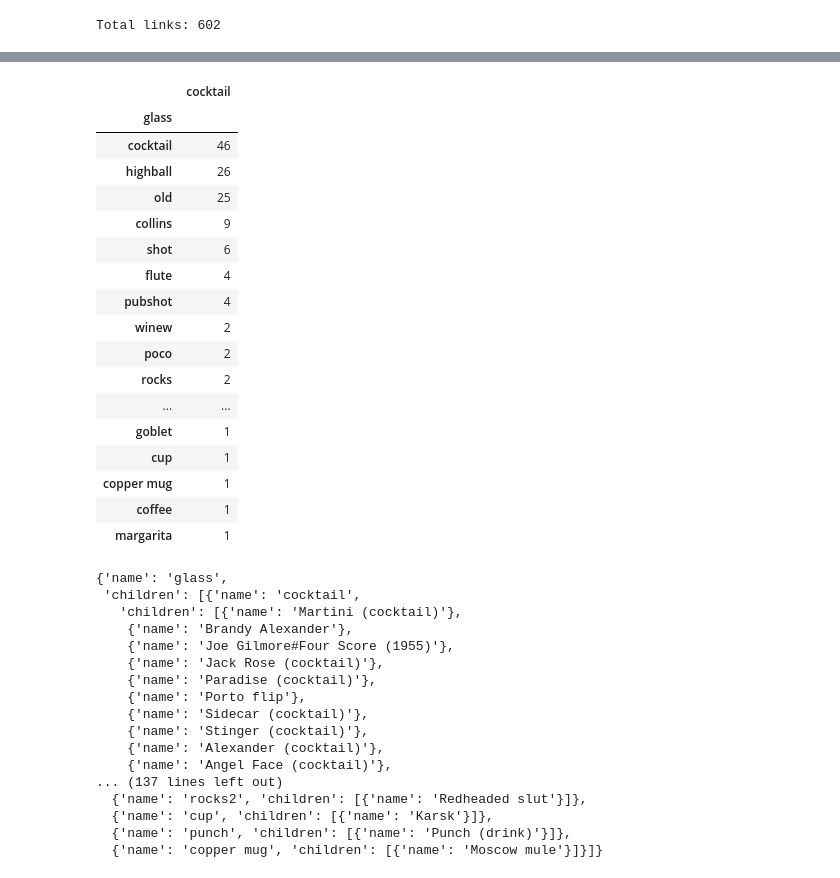
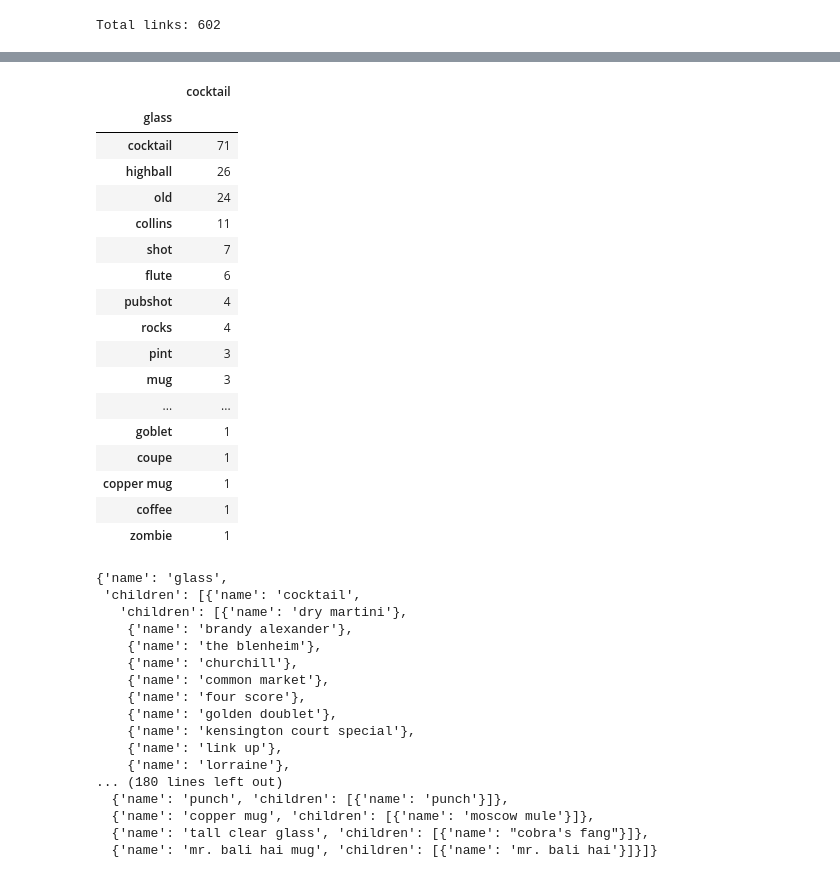
Before and after one commit to r4um/jupyter-notebooks, a Jupyter notebook: cocktail_glass.ipynb, the cells around one changed output, grey strips where cells are left out. Cells and saved outputs as stored; diff of their text form; code cells hidden in the pictures.

Commit message:
More data cleanup and addition

```diff
--- a/cocktail_glass.ipynb
+++ b/cocktail_glass.ipynb
@@ -60,9 +63,8 @@ drinkware for cocktail Orgasm (cocktail): old
 # cocktail -> drink ware
 cocktail_drinkware = {}
 for c in tqdm.tqdm(cocktails):
-    d = get_drinkware(c)
-    if d:
-        cocktail_drinkware[str(c)]=d
+    d = get_cocktails_drinkware(c)
+    cocktail_drinkware = {**cocktail_drinkware, **d}
 
 cocktail_drinkware
 # %% [output]
@@ -135,32 +371,38 @@ import pandas as pd
 # %%
-df = pd.DataFrame.from_dict({"cocktail": cocktail_drinkware.keys(), "glass": cocktail_drinkware.values()})
+cocktail_drinkware_records = []
+for k,v in cocktail_drinkware.items():
+    for v_ in v:
+        cocktail_drinkware_records.append({'cocktail': k, 'glass': v_})
+
+df = pd.DataFrame.from_records(cocktail_drinkware_records)
 df.groupby(by="glass").count().sort_values(by="cocktail", ascending=False)
 # %% [output]
 |  | cocktail |
 | glass |  |
-| cocktail | 46 |
+| cocktail | 71 |
 | highball | 26 |
-| old | 25 |
-| collins | 9 |
-| shot | 6 |
-| flute | 4 |
+| old | 24 |
+| collins | 11 |
+| shot | 7 |
+| flute | 6 |
 | pubshot | 4 |
-| winew | 2 |
-| poco | 2 |
-| rocks | 2 |
+| rocks | 4 |
+| pint | 3 |
+| mug | 3 |
 | ... | ... |
 | goblet | 1 |
-| cup | 1 |
+| coupe | 1 |
 | copper mug | 1 |
 | coffee | 1 |
-| margarita | 1 |
+| zombie | 1 |
 # %%
 # generate glasses => cocktails
 glass_cocktails = {}
 for k,v in cocktail_drinkware.items():
-    c = glass_cocktails.get(v, [])
-    c.append(k)
-    glass_cocktails[v] = c
+    for v_ in v:
+        c = glass_cocktails.get(v_, [])
+        c.append(k)
+        glass_cocktails[v_] = c
 
 # Generate data for d3.
 glass_cocktail_d3 = {}
@@ -180,21 +422,21 @@ glass_cocktail_d3
 # %% [output]
 {'name': 'glass',
  'children': [{'name': 'cocktail',
-   'children': [{'name': 'Martini (cocktail)'},
-    {'name': 'Brandy Alexander'},
-    {'name': 'Joe Gilmore#Four Score (1955)'},
-    {'name': 'Jack Rose (cocktail)'},
-    {'name': 'Paradise (cocktail)'},
-    {'name': 'Porto flip'},
-    {'name': 'Sidecar (cocktail)'},
-    {'name': 'Stinger (cocktail)'},
-    {'name': 'Alexander (cocktail)'},
-    {'name': 'Angel Face (cocktail)'},
-... (137 lines left out)
-  {'name': 'rocks2', 'children': [{'name': 'Redheaded slut'}]},
-  {'name': 'cup', 'children': [{'name': 'Karsk'}]},
-  {'name': 'punch', 'children': [{'name': 'Punch (drink)'}]},
-  {'name': 'copper mug', 'children': [{'name': 'Moscow mule'}]}]}
+   'children': [{'name': 'dry martini'},
+    {'name': 'brandy alexander'},
+    {'name': 'the blenheim'},
+    {'name': 'churchill'},
+    {'name': 'common market'},
+    {'name': 'four score'},
+    {'name': 'golden doublet'},
+    {'name': 'kensington court special'},
+    {'name': 'link up'},
+    {'name': 'lorraine'},
+... (180 lines left out)
+  {'name': 'punch', 'children': [{'name': 'punch'}]},
+  {'name': 'copper mug', 'children': [{'name': 'moscow mule'}]},
+  {'name': 'tall clear glass', 'children': [{'name': "cobra's fang"}]},
+  {'name': 'mr. bali hai mug', 'children': [{'name': 'mr. bali hai'}]}]}
 # %%
 # export as json
 import json
```
Also changed, not shown: parts of 5 cells of this notebook.
